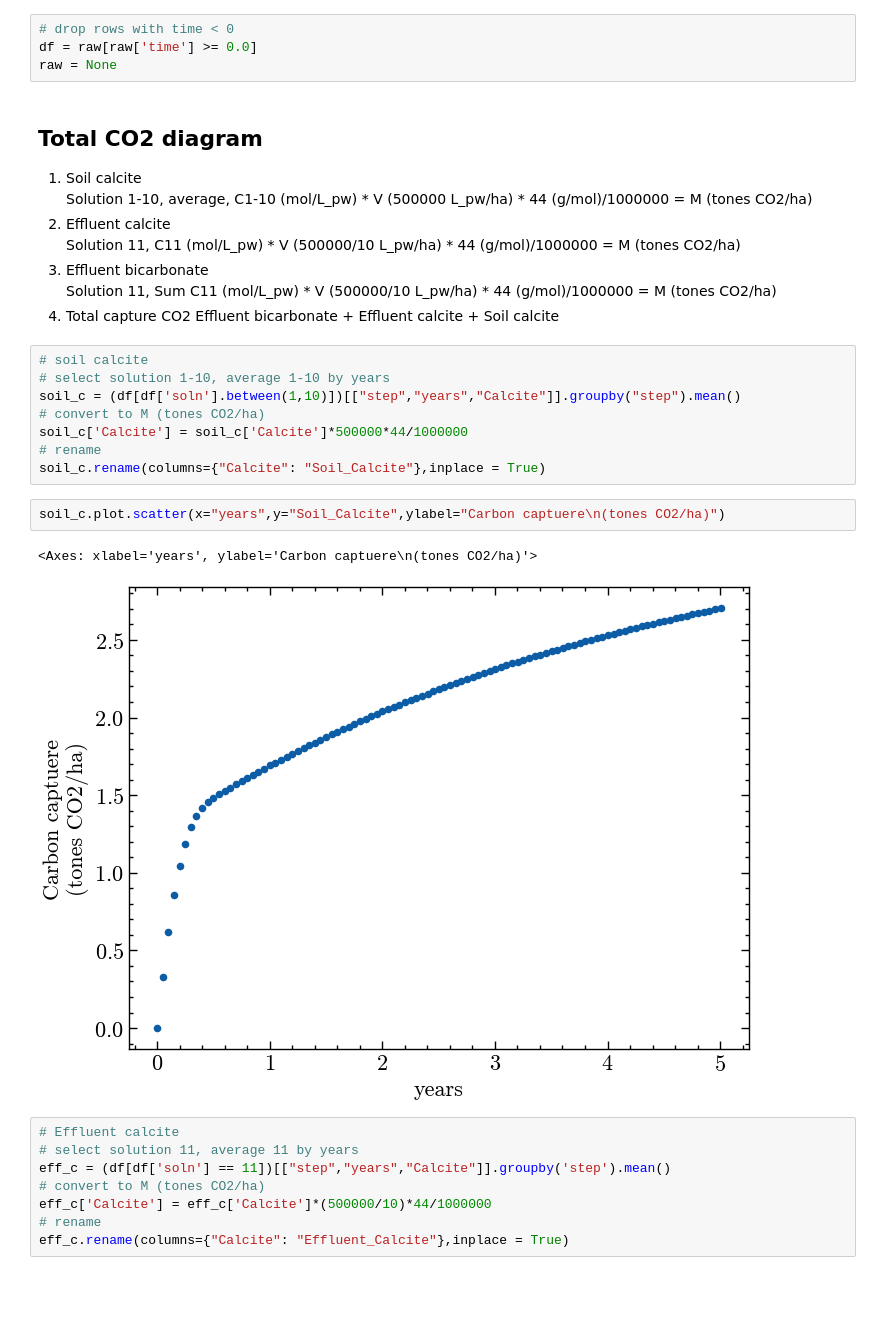
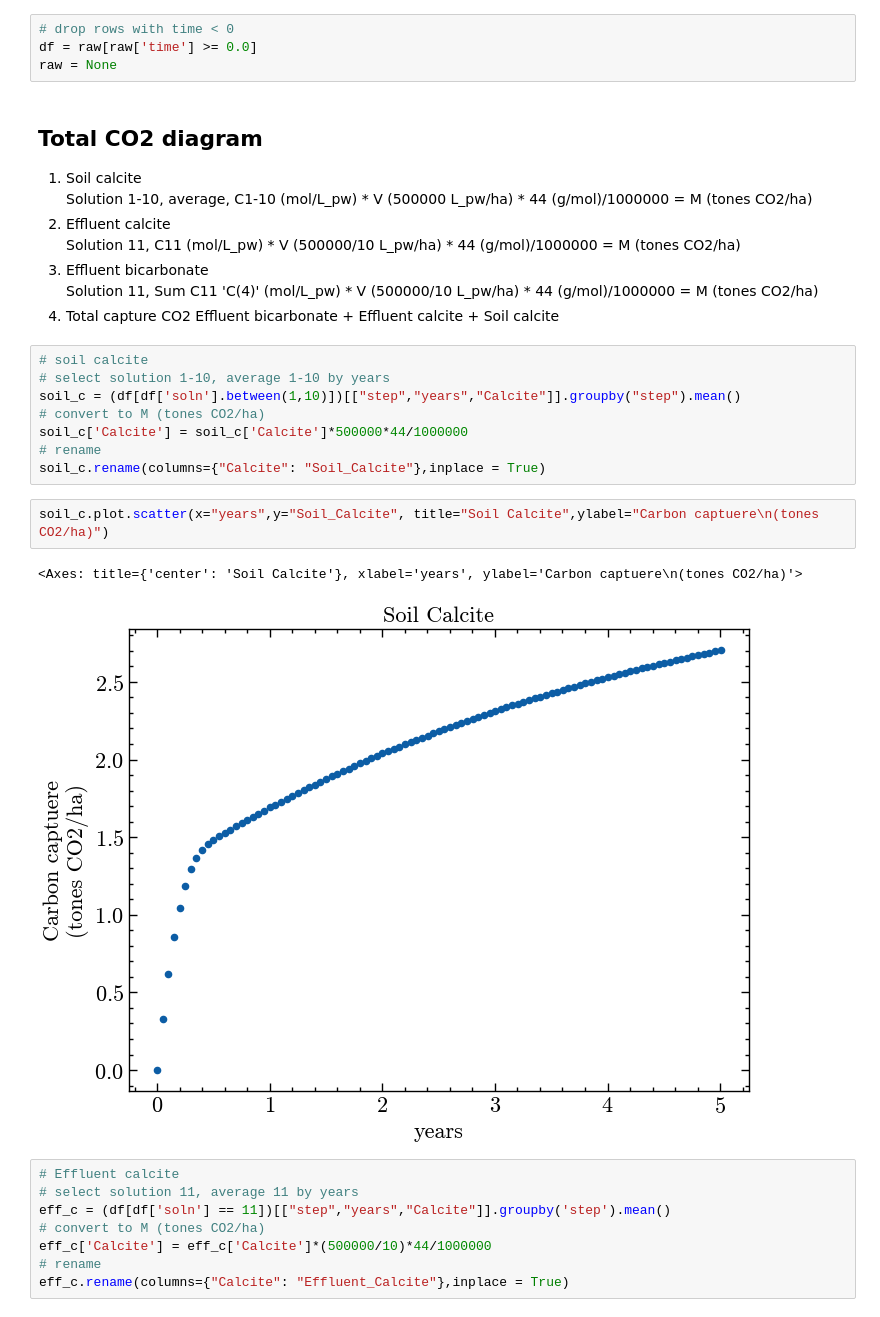
Before and after one commit to Geochemical-Modeling/PHREEQC_dataviz, a Jupyter notebook: viz_job001.ipynb, the cells around one changed output. Cells and saved outputs as stored; diff of their text form; blank space fills up the shorter version.

```diff
--- a/viz_job001.ipynb
+++ b/viz_job001.ipynb
@@ -59,7 +59,7 @@ Solution 1-10, average, C1-10 (mol/L_pw) * V (500000 L_pw/ha) * 44 (g/mol)/10000
 2) Effluent calcite
 Solution 11, C11 (mol/L_pw) * V (500000/10 L_pw/ha) * 44 (g/mol)/1000000 = M (tones CO2/ha)
 3) Effluent bicarbonate
-Solution 11, Sum C11 (mol/L_pw) * V (500000/10 L_pw/ha) * 44 (g/mol)/1000000 = M (tones CO2/ha)
+Solution 11, Sum C11 'C(4)' (mol/L_pw) * V (500000/10 L_pw/ha) * 44 (g/mol)/1000000 = M (tones CO2/ha)
 4) Total capture CO2
 Effluent bicarbonate + Effluent calcite + Soil calcite
 # %%
@@ -71,10 +71,10 @@ soil_c['Calcite'] = soil_c['Calcite']*500000*44/1000000
 # rename
 soil_c.rename(columns={"Calcite": "Soil_Calcite"},inplace = True)
 # %%
-soil_c.plot.scatter(x="years",y="Soil_Calcite",ylabel="Carbon captuere\n(tones CO2/ha)")
+soil_c.plot.scatter(x="years",y="Soil_Calcite", title="Soil Calcite",ylabel="Carbon captuere\n(tones CO2/ha)")
 # %% [output]
-<Axes: xlabel='years', ylabel='Carbon captuere\n(tones CO2/ha)'>
+<Axes: title={'center': 'Soil Calcite'}, xlabel='years', ylabel='Carbon captuere\n(tones CO2/ha)'>
-[figure, old version]
+[figure, new version]
 # %%
 # Effluent calcite
 # select solution 11, average 11 by years
```
Also changed, not shown: parts of 14 cells of this notebook.
